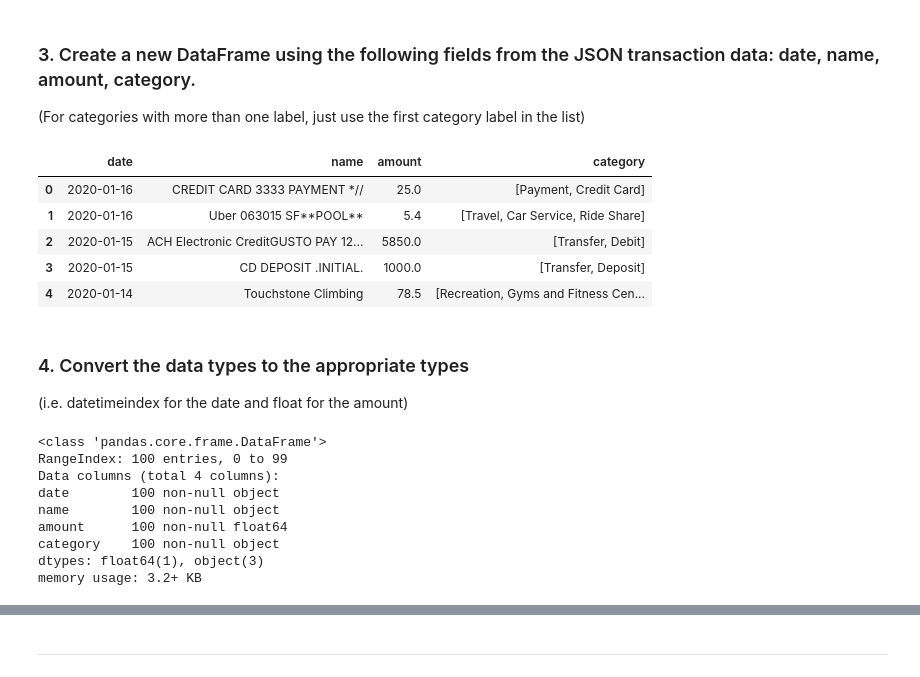
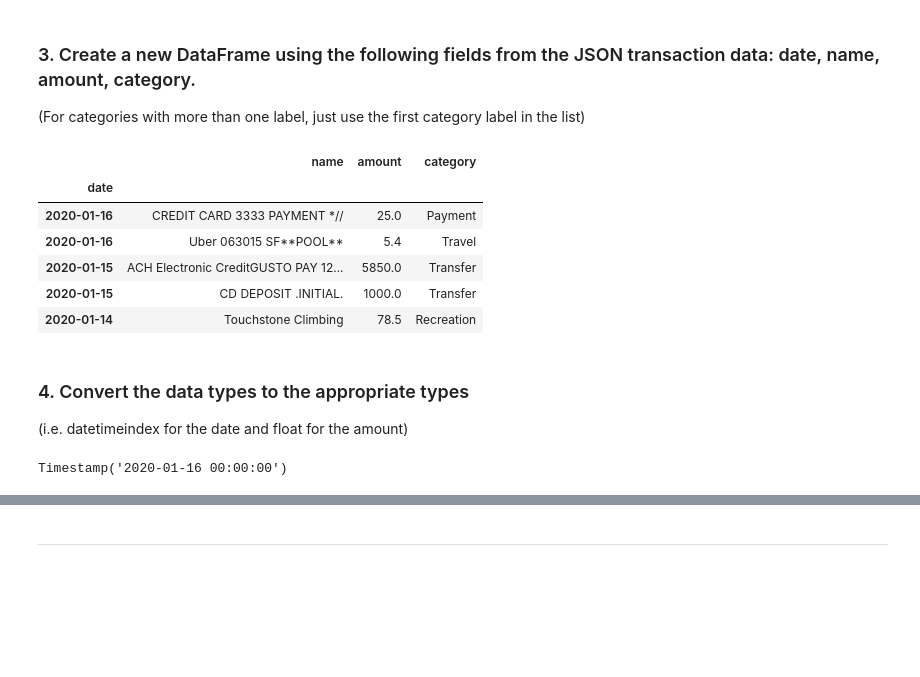
Before and after one commit to sunwukong76/python-homework, a Jupyter notebook: 05-API/Starter_Code/account_summary-checkpoint.ipynb, the cells around one changed output, grey strips where cells are left out. Drawn from its saved outputs; the diff is of its cells as text; code cells hidden in the pictures; blank space fills up the shorter version.

```diff
--- a/05-API/Starter_Code/account_summary-checkpoint.ipynb
+++ b/05-API/Starter_Code/account_summary-checkpoint.ipynb
@@ -83,14 +84,15 @@ In this section, you will use the Plaid Python SDK to connect to the Developer S
 ### 1. Fetch the Transactions for the last 90 days
 # %%
 # pulling all days available, will segment to 90 days using slice below
-start_date = '{:%Y-%m-%d}'.format(datetime.datetime.now() + datetime.timedelta(-365))
+start_date = '{:%Y-%m-%d}'.format(datetime.datetime.now() + datetime.timedelta(-90))
 end_date = '{:%Y-%m-%d}'.format(datetime.datetime.now())
 transaction_response = client.Transactions.get(access_token,start_date,end_date)
-transactions = transaction_response["transactions"]
+# transactions = transaction_response["transactions"]
 # transactions
 # transaction_response[["account_id"]]
 # print(json.dumps(transaction_response['transactions'][:2],indent=4, sort_keys=True))
-print(json.dumps(transactions[:2],indent=4, sort_keys=True))
+for transactions in transaction_response["transactions"]:
+    print(json.dumps(transactions["category"],indent=4, sort_keys=True))
 # transactionDF
 # %% [output]
 [
@@ -126,36 +126,37 @@ KeyError: 0
 # %%
 # YOUR CODE HERE
 transactions = transaction_response["transactions"]
-transactionsDF = pd.DataFrame(transactions)
+# transactions
+transactionsDF = pd.DataFrame(transactions, columns = ["date","name","amount"])
 # transactionsDF[0:0]
 # transactionsDF.head()
-transactionsDF_working = transactionsDF[["date","name","amount","category"]]
-transactionsDF_working.head()
-# transactionsDF_working["category"] = transactionsDF_working["category"].str.replace("[Payment, Credit Card]","Payment")
-# transactionsDF_working
+# transactionsDF_working = transactionsDF[["date","name","amount","category"]]
+category_list = []
+for transaction in transactions:
+    category_list.append(transaction["category"][0])
+transactionsDF["category"] = category_list
+transactionsDF["date"] = pd.to_datetime(transactionsDF.loc[:,"date"],infer_datetime_format = True)
+transactionsDF.set_index(transactionsDF["date"],inplace = True)
+transactionsDF.drop(columns = ["date"],inplace = True)
+transactionsDF.head()
+# # transactionsDF_working["category"] = transactionsDF_working["category"].str.replace("[Payment, Credit Card]","Payment")
+# # transactionsDF_working
 # %% [output]
-|  | date | name | amount | category |
-| 0 | 2020-01-16 | CREDIT CARD 3333 PAYMENT *// | 25.0 | [Payment, Credit Card] |
-| 1 | 2020-01-16 | Uber 063015 SF**POOL** | 5.4 | [Travel, Car Service, Ride Share] |
-| 2 | 2020-01-15 | ACH Electronic CreditGUSTO PAY 12... | 5850.0 | [Transfer, Debit] |
-| 3 | 2020-01-15 | CD DEPOSIT .INITIAL. | 1000.0 | [Transfer, Deposit] |
-| 4 | 2020-01-14 | Touchstone Climbing | 78.5 | [Recreation, Gyms and Fitness Cen... |
+|  | name | amount | category |
+| date |  |  |  |
+| 2020-01-16 | CREDIT CARD 3333 PAYMENT *// | 25.0 | Payment |
+| 2020-01-16 | Uber 063015 SF**POOL** | 5.4 | Travel |
+| 2020-01-15 | ACH Electronic CreditGUSTO PAY 12... | 5850.0 | Transfer |
+| 2020-01-15 | CD DEPOSIT .INITIAL. | 1000.0 | Transfer |
+| 2020-01-14 | Touchstone Climbing | 78.5 | Recreation |
 # %% [markdown]
 ### 4. Convert the data types to the appropriate types
 
 (i.e. datetimeindex for the date and float for the amount)
 # %%
 # YOUR CODE HERE
-transactionsDF_working.info()
+transactionsDF.index[0]
 # %% [output]
-<class 'pandas.core.frame.DataFrame'>
-RangeIndex: 100 entries, 0 to 99
-Data columns (total 4 columns):
-date        100 non-null object
-name        100 non-null object
-amount      100 non-null float64
-category    100 non-null object
-dtypes: float64(1), object(3)
-memory usage: 3.2+ KB
+Timestamp('2020-01-16 00:00:00')
 # %%
 # transactionsDF_working["date"] = pd.to_datetime(transactionsDF_working["date"],infer_datetime_format = True)
```
Also changed, not shown: parts of 14 cells of this notebook.
